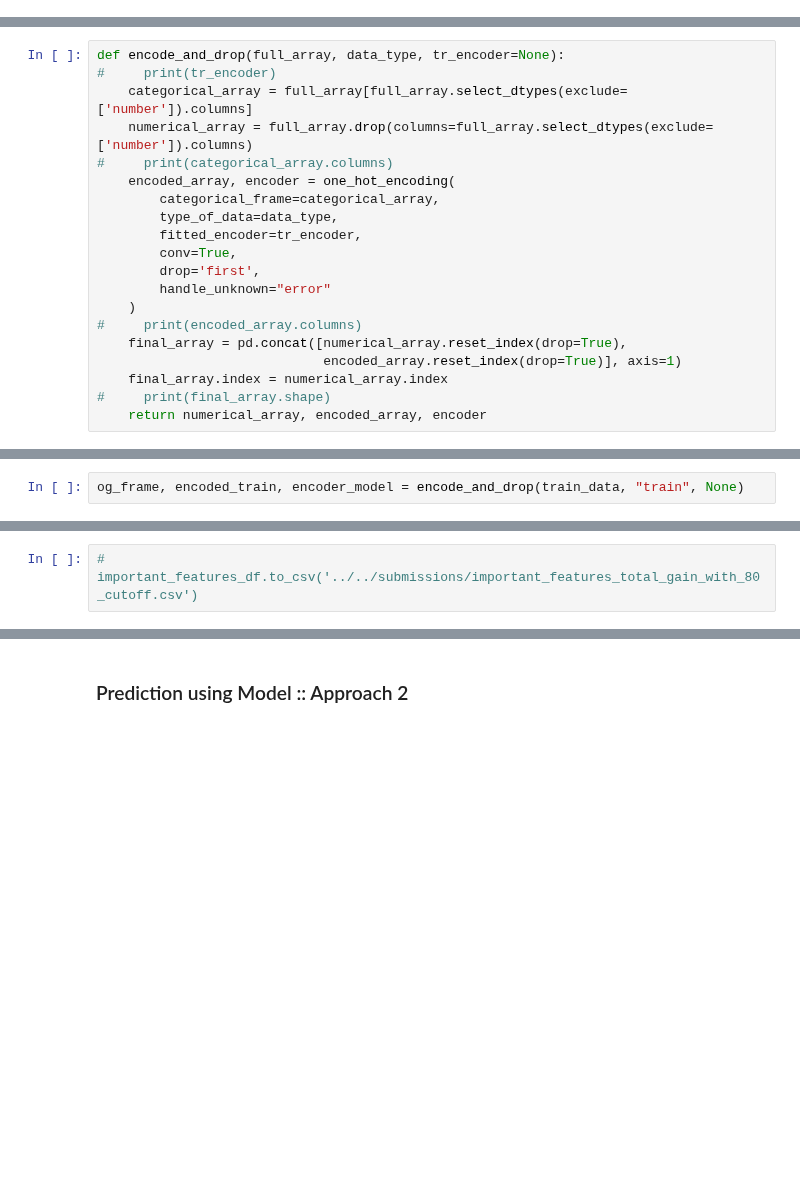
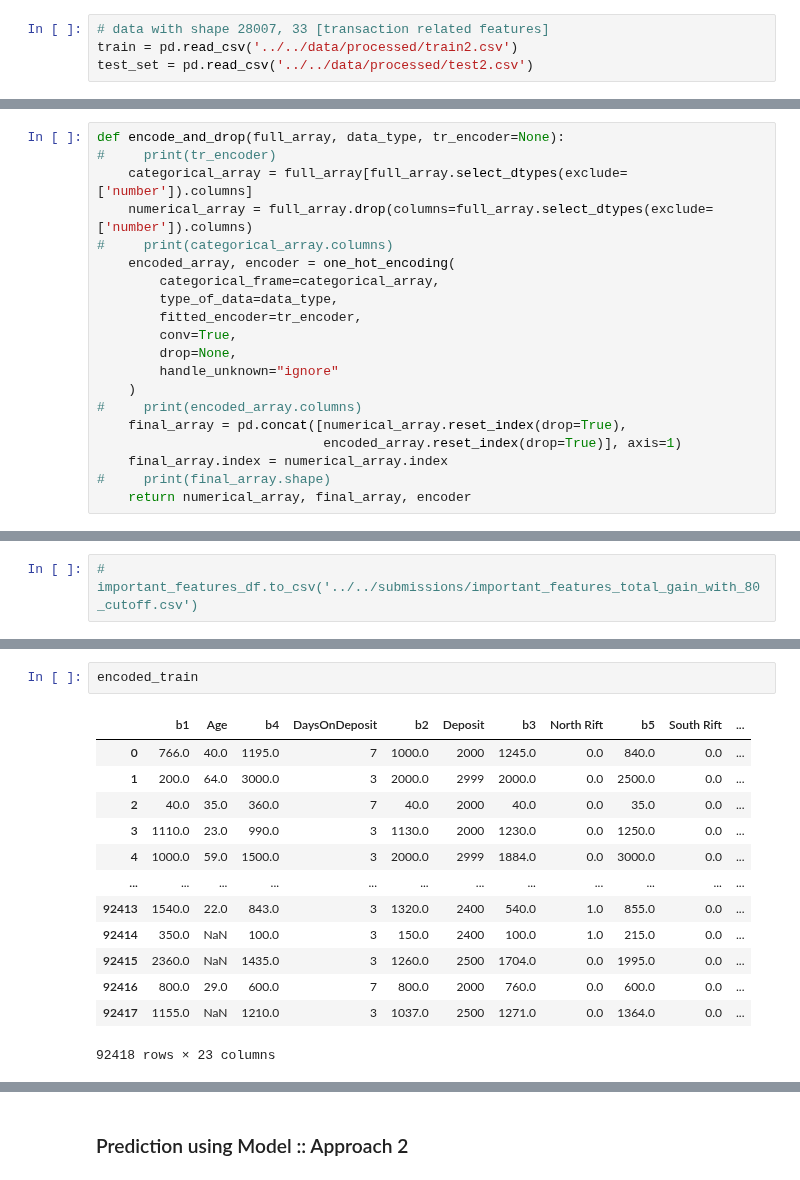
Before and after one commit to AumPandya95/zindi_paygo, a Jupyter notebook: notebooks/models/xgboost_model_approach_2.ipynb, the cells around one changed output, grey strips where cells are left out. Cells and saved outputs as stored; diff of their text form; blank space fills up the shorter version.

Commit message:
Update: feature selection pipeline test

```diff
--- a/notebooks/models/xgboost_model_approach_2.ipynb
+++ b/notebooks/models/xgboost_model_approach_2.ipynb
@@ -21,6 +21,10 @@ from src.model.tree_based import ModelXgBoost
 # data with shape 28007, 33 [transaction related features]
 train = pd.read_csv('../../data/processed/train.csv')
 test_set = pd.read_csv('../../data/processed/test.csv')
+# %%
+# data with shape 28007, 33 [transaction related features]
+train = pd.read_csv('../../data/processed/train2.csv')
+test_set = pd.read_csv('../../data/processed/test2.csv')
 # %%
 train.drop(columns = 'Unnamed: 0', inplace=True)
 test_set.drop(columns = 'Unnamed: 0', inplace=True)
@@ -145,15 +149,15 @@ def encode_and_drop(full_array, data_type, tr_encoder=None):
         type_of_data=data_type,
         fitted_encoder=tr_encoder,
         conv=True,
-        drop='first',
-        handle_unknown="error"
+        drop=None,
+        handle_unknown="ignore"
     )
 #     print(encoded_array.columns)
     final_array = pd.concat([numerical_array.reset_index(drop=True),
                              encoded_array.reset_index(drop=True)], axis=1)
     final_array.index = numerical_array.index
 #     print(final_array.shape)
-    return numerical_array, encoded_array, encoder
+    return numerical_array, final_array, encoder
 # %%
 def get_top_features(
     features,
@@ -253,2 +292,0 @@ important_features_df
-# %%
-og_frame, encoded_train, encoder_model = encode_and_drop(train_data, "train", None)
@@ -306,3 +346,19 @@ feature_selection = [
+# %%
+encoded_train
+# %% [output]
+|  | b1 | Age | b4 | DaysOnDeposit | b2 | Deposit | b3 | North Rift | b5 | South Rift | ... |
+| 0 | 766.0 | 40.0 | 1195.0 | 7 | 1000.0 | 2000 | 1245.0 | 0.0 | 840.0 | 0.0 | ... |
+| 1 | 200.0 | 64.0 | 3000.0 | 3 | 2000.0 | 2999 | 2000.0 | 0.0 | 2500.0 | 0.0 | ... |
+| 2 | 40.0 | 35.0 | 360.0 | 7 | 40.0 | 2000 | 40.0 | 0.0 | 35.0 | 0.0 | ... |
+| 3 | 1110.0 | 23.0 | 990.0 | 3 | 1130.0 | 2000 | 1230.0 | 0.0 | 1250.0 | 0.0 | ... |
+| 4 | 1000.0 | 59.0 | 1500.0 | 3 | 2000.0 | 2999 | 1884.0 | 0.0 | 3000.0 | 0.0 | ... |
+| ... | ... | ... | ... | ... | ... | ... | ... | ... | ... | ... | ... |
+| 92413 | 1540.0 | 22.0 | 843.0 | 3 | 1320.0 | 2400 | 540.0 | 1.0 | 855.0 | 0.0 | ... |
+| 92414 | 350.0 | NaN | 100.0 | 3 | 150.0 | 2400 | 100.0 | 1.0 | 215.0 | 0.0 | ... |
+| 92415 | 2360.0 | NaN | 1435.0 | 3 | 1260.0 | 2500 | 1704.0 | 0.0 | 1995.0 | 0.0 | ... |
+| 92416 | 800.0 | 29.0 | 600.0 | 7 | 800.0 | 2000 | 760.0 | 0.0 | 600.0 | 0.0 | ... |
+| 92417 | 1155.0 | NaN | 1210.0 | 3 | 1037.0 | 2500 | 1271.0 | 0.0 | 1364.0 | 0.0 | ... |
+92418 rows × 23 columns
 # %%
 # Preparing the TRAIN data for approach two and fitting the model
 train_data, target_frame = create_data_with_sliding_approach(data_without_target=X_train,
```
Also changed, not shown: parts of 21 cells of this notebook.
